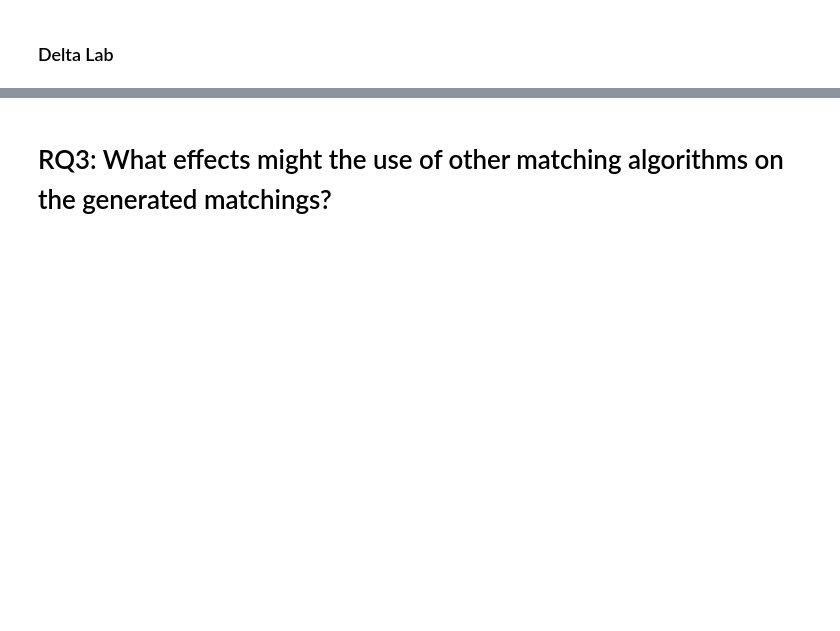
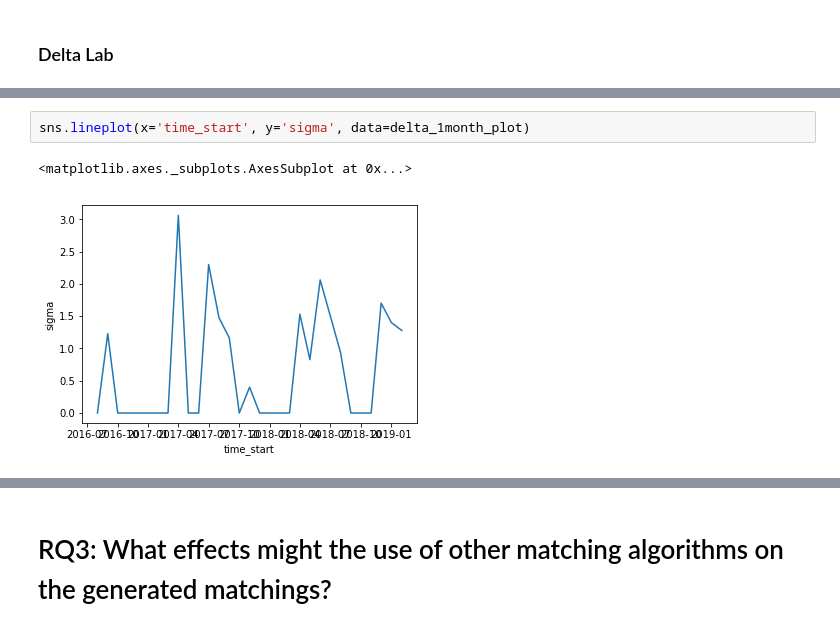
Before and after one commit to NUDelta/pair-research-matching-alg, a Jupyter notebook: network_analysis/NetworkAnalysis.ipynb, the cells around one changed output, grey strips where cells are left out. Drawn from its saved outputs; the diff is of its cells as text; blank space fills up the shorter version.

```diff
--- a/network_analysis/NetworkAnalysis.ipynb
+++ b/network_analysis/NetworkAnalysis.ipynb
@@ -475,0 +627,5 @@ Delta Lab Sigma: 1.01408
+# %%
+sns.lineplot(x='time_start', y='sigma', data=delta_1month_plot)
+# %% [output]
+<matplotlib.axes._subplots.AxesSubplot at 0x...>
+[figure, added]
```
Also changed, not shown: parts of 48 cells of this notebook.
